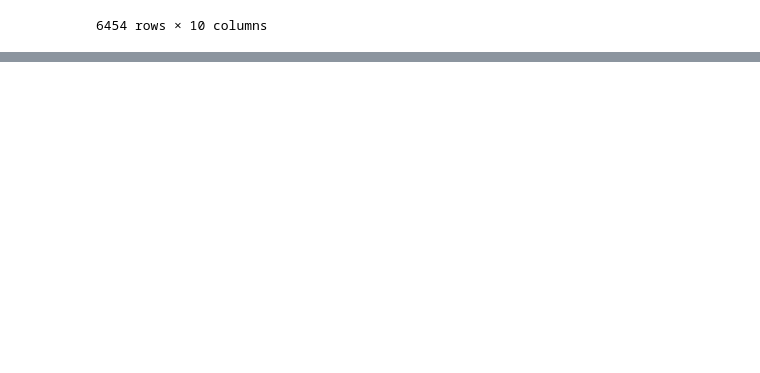
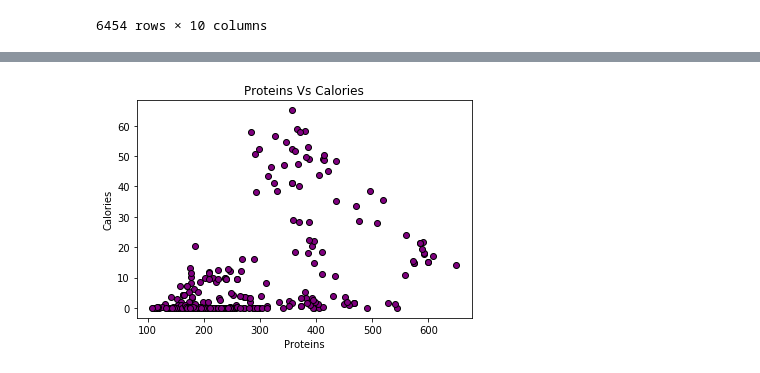
Before and after one commit to seanhoffman76/Project1, a Jupyter notebook: NutrientsAnalysis.ipynb, the cells around one changed output, grey strips where cells are left out. Cells and saved outputs as stored; diff of their text form; code cells hidden in the pictures; blank space fills up the shorter version.

Commit message:
final commit with matplot charts and cleaned up code

```diff
--- a/NutrientsAnalysis.ipynb
+++ b/NutrientsAnalysis.ipynb
@@ -71,3 +72,11 @@ fats_df = nutrients_df[nutrients_df["Category"] == "Fats"]
 | 4932 | 3532 | 63105010 | Fats | Avocado, raw | 2.0 | 14.66 | 8.5298 | 160.0 | 0.0 | ... |
 | 6443 | 4685 | 82104000 | Fats | Oil, olive | 0.0 | 100.00 | 0.0000 | 884.0 | 0.0 | ... |
 | 6451 | 4668 | 81202000 | Fats | Lard | 0.0 | 100.00 | 0.0000 | 902.0 | 95.0 | ... |
+# %%
+plt.scatter(proteins_df["Calories"],proteins_df["Carbs (g)"],edgecolors="black",facecolors="purple")
+plt.title("Proteins Vs Calories")
+plt.xlabel("Proteins")
+plt.ylabel("Calories")
+plt.show()
+# %% [output]
+[figure, added]
```
Also changed, not shown: parts of 5 cells of this notebook.
